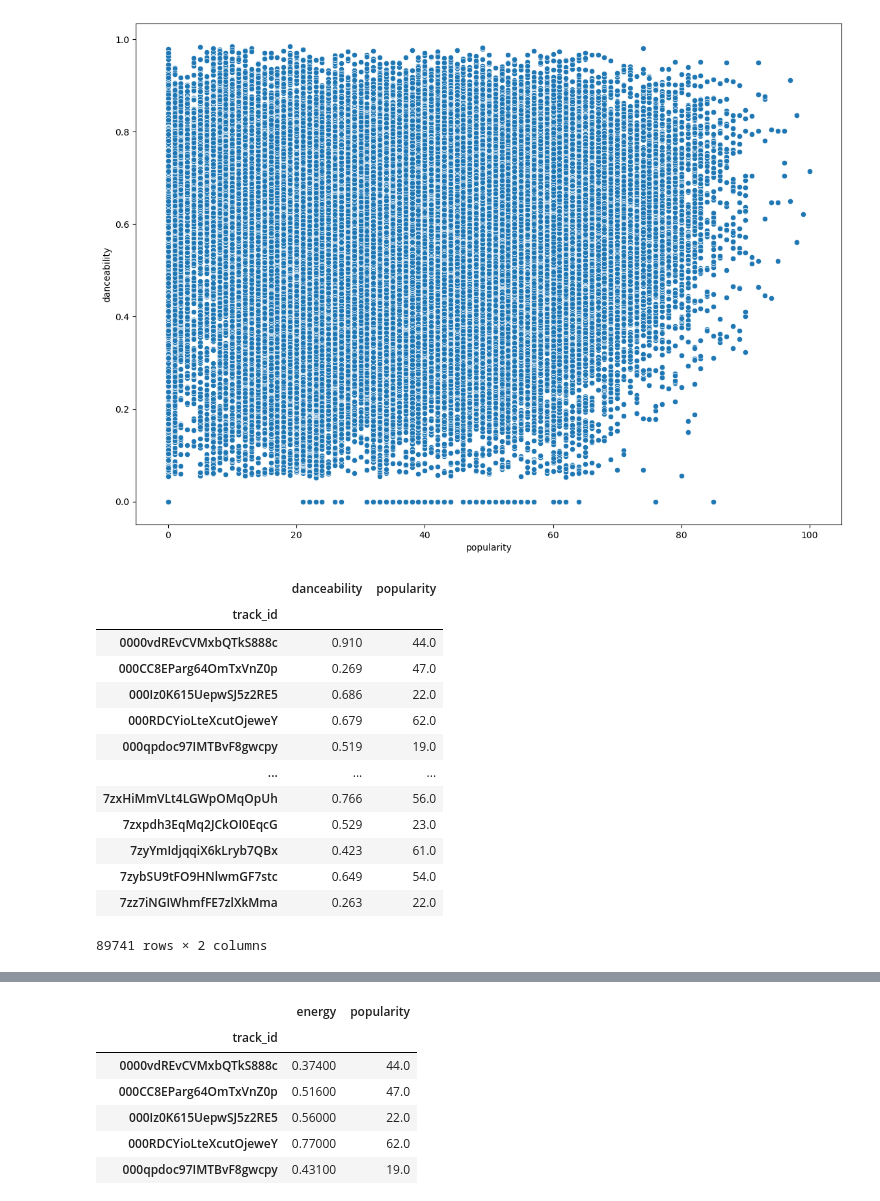
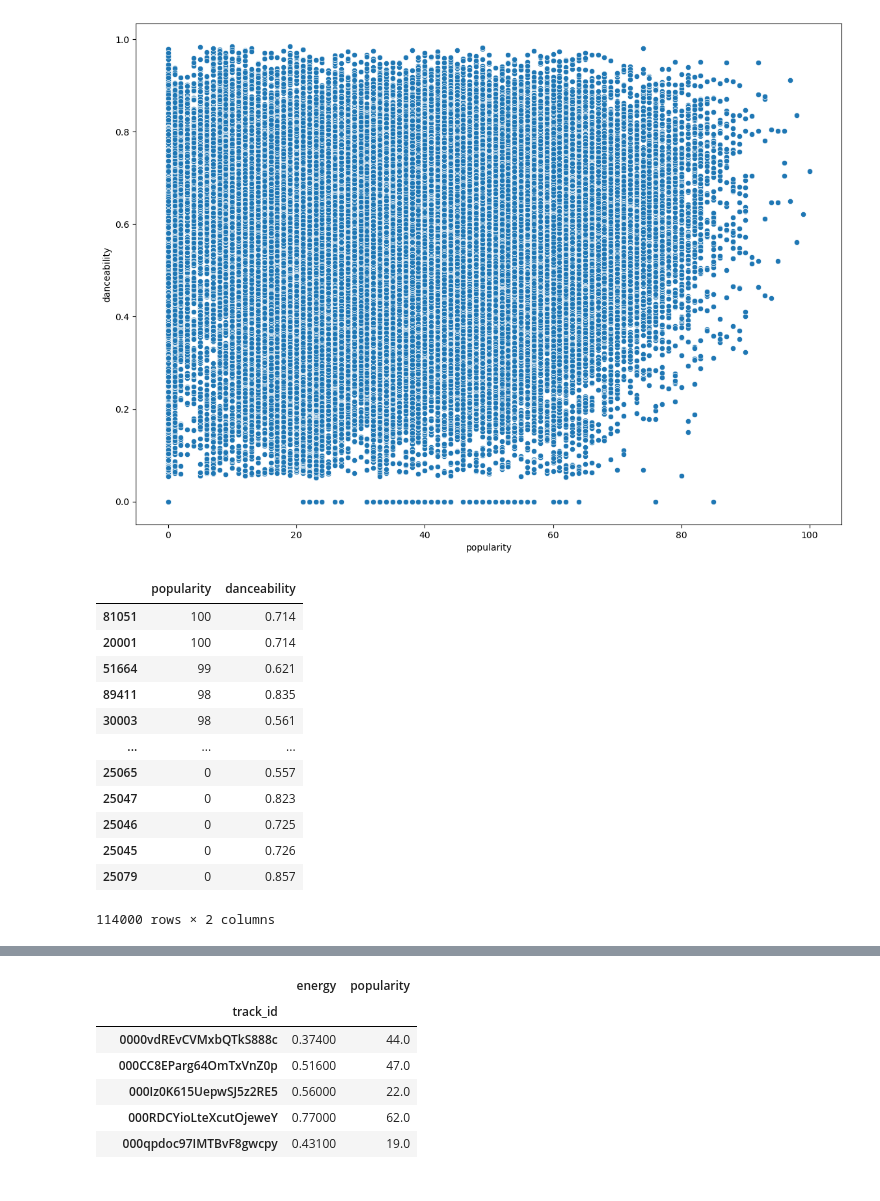
Before and after one commit to PatilPunit/spotify, a Jupyter notebook: Data_clean/Untitled2.ipynb, the cells around one changed output, grey strips where cells are left out. Saved outputs shown, nothing was run; the diff lists cells and outputs as text; code cells hidden in the pictures.

```diff
--- a/Data_clean/Untitled2.ipynb
+++ b/Data_clean/Untitled2.ipynb
@@ -107,20 +106,20 @@ plt.show()
 # %% [output]
 [figure]
 # %%
-pivot_dance=pd.pivot_table(data=df,values=['popularity','danceability'],index='track_id')
-pivot_dance
+dance=df[['popularity','danceability']]
+top_dan=dance.sort_values(ascending=False,by='popularity')
+top_dan
 # %% [output]
-|  | danceability | popularity |
-| track_id |  |  |
-| 0000vdREvCVMxbQTkS888c | 0.910 | 44.0 |
-| 000CC8EParg64OmTxVnZ0p | 0.269 | 47.0 |
-| 000Iz0K615UepwSJ5z2RE5 | 0.686 | 22.0 |
-| 000RDCYioLteXcutOjeweY | 0.679 | 62.0 |
-| 000qpdoc97IMTBvF8gwcpy | 0.519 | 19.0 |
+|  | popularity | danceability |
+| 81051 | 100 | 0.714 |
+| 20001 | 100 | 0.714 |
+| 51664 | 99 | 0.621 |
+| 89411 | 98 | 0.835 |
+| 30003 | 98 | 0.561 |
 | ... | ... | ... |
-| 7zxHiMmVLt4LGWpOMqOpUh | 0.766 | 56.0 |
-| 7zxpdh3EqMq2JCkOI0EqcG | 0.529 | 23.0 |
-| 7zyYmIdjqqiX6kLryb7QBx | 0.423 | 61.0 |
-| 7zybSU9tFO9HNlwmGF7stc | 0.649 | 54.0 |
-| 7zz7iNGIWhmfFE7zlXkMma | 0.263 | 22.0 |
+| 25065 | 0 | 0.557 |
+| 25047 | 0 | 0.823 |
+| 25046 | 0 | 0.725 |
+| 25045 | 0 | 0.726 |
+| 25079 | 0 | 0.857 |
-89741 rows × 2 columns
+114000 rows × 2 columns
```
Also changed, not shown: parts of 10 cells of this notebook, 1 other file.
